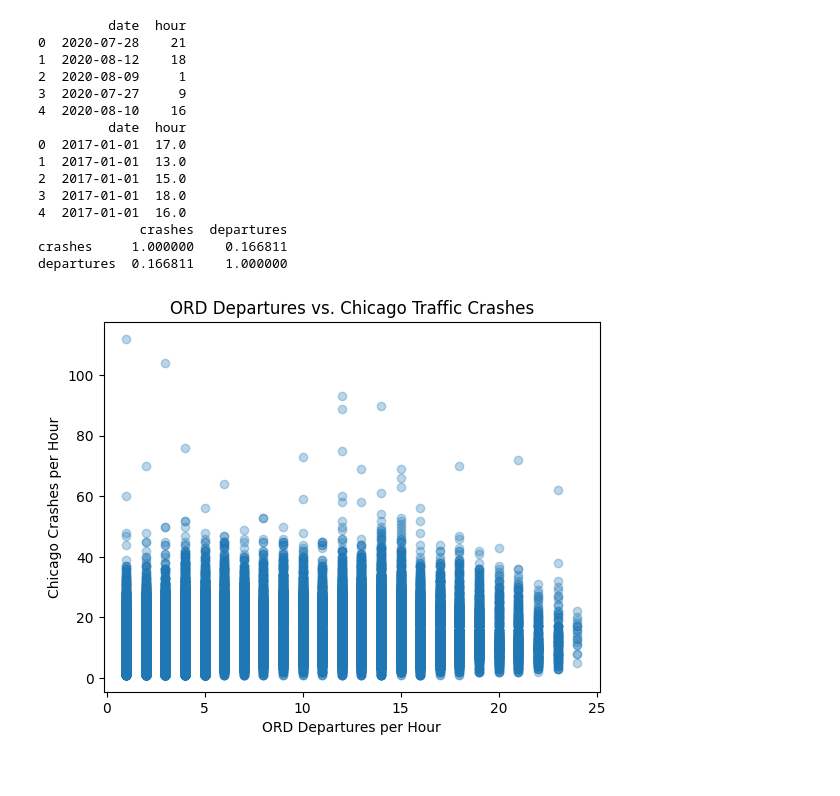
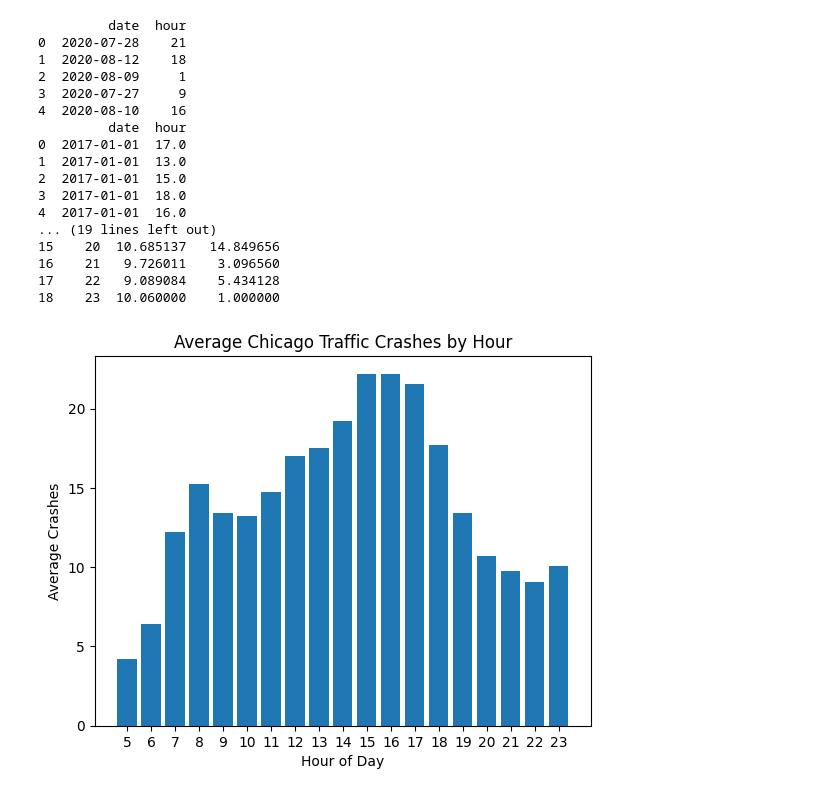
Before and after one commit to mchenrep/IDC4290-Assignment4, a Jupyter notebook: notebook.ipynb, the cells around one changed output. Drawn from its saved outputs; the diff is of its cells as text; code cells hidden in the pictures.

Commit message:
visualizations

```diff
--- a/notebook.ipynb
+++ b/notebook.ipynb
@@ -53,39 +53,58 @@ flight_hourly = (
 print(crashes[["date", "hour"]].head())
 print(flights[["date", "hour"]].head())
 
 
 # Merge both hourly sets together
 
 integrated = pd.merge(
     crash_hourly,
     flight_hourly,
     on=["date", "hour"],
     how="inner"
 )
 
 # Print correlation
 print(integrated[["crashes", "departures"]].corr())
 
-# Create scatter plot to visualize correlation
-plt.scatter(integrated["departures"], integrated["crashes"], alpha=0.3)
-plt.xlabel("ORD Departures per Hour")
-plt.ylabel("Chicago Crashes per Hour")
-plt.title("ORD Departures vs. Chicago Traffic Crashes")
+# Get hourly pattern of crashes and compare charts (for question 1)
+hourly_pattern = (
+    integrated
+    .groupby("hour")[["crashes", "departures"]]
+    .mean()
+    .reset_index()
+)
+
+print(hourly_pattern)
+
+plt.bar(hourly_pattern["hour"], hourly_pattern["crashes"])
+plt.xlabel("Hour of Day")
+plt.ylabel("Average Crashes")
+plt.title("Average Chicago Traffic Crashes by Hour")
+plt.xticks(range(5, 24))
 plt.show()
+
+plt.bar(hourly_pattern["hour"], hourly_pattern["departures"])
+plt.xlabel("Hour of Day")
+plt.ylabel("Average ORD Departures")
+plt.title("Average ORD Departures by Hour")
+plt.xticks(range(5, 24))
+plt.show()
 # %% [output]
          date  hour
 0  2020-07-28    21
 1  2020-08-12    18
 2  2020-08-09     1
 3  2020-07-27     9
 4  2020-08-10    16
          date  hour
 0  2017-01-01  17.0
 1  2017-01-01  13.0
 2  2017-01-01  15.0
 3  2017-01-01  18.0
 4  2017-01-01  16.0
-             crashes  departures
-crashes     1.000000    0.166811
-departures  0.166811    1.000000
+... (19 lines left out)
+15    20  10.685137   14.849656
+16    21   9.726011    3.096560
+17    22   9.089084    5.434128
+18    23  10.060000    1.000000
-[figure, old version]
+[figure, new version]
```
Also changed, not shown: parts of 1 cell of this notebook.
